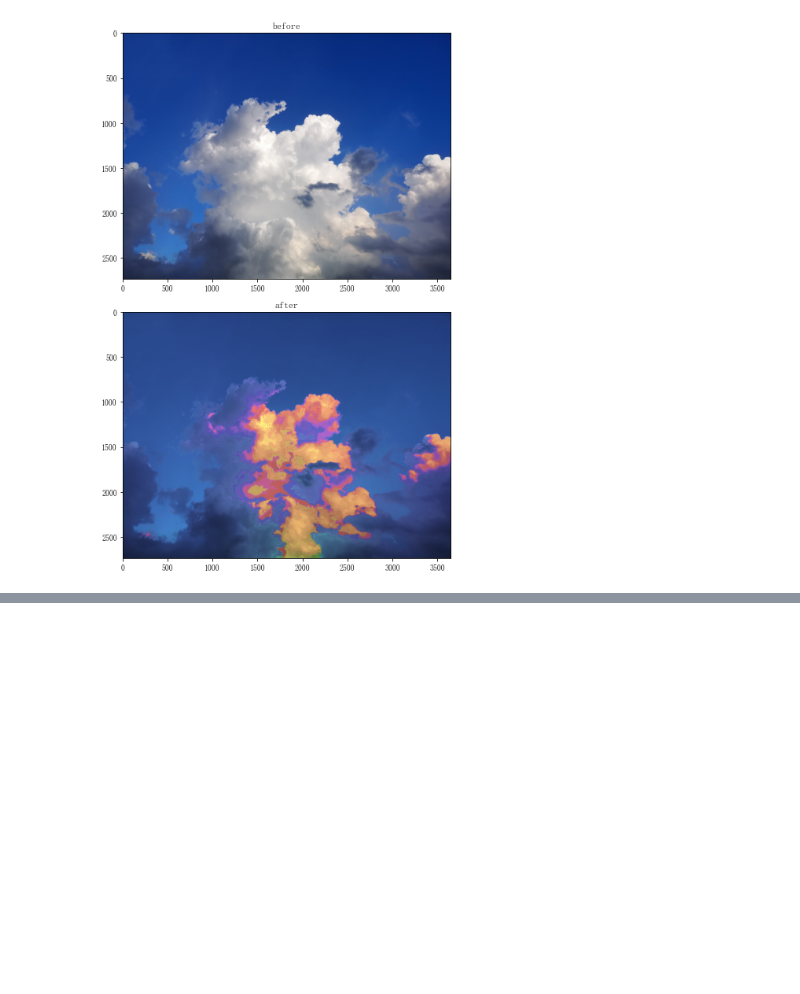
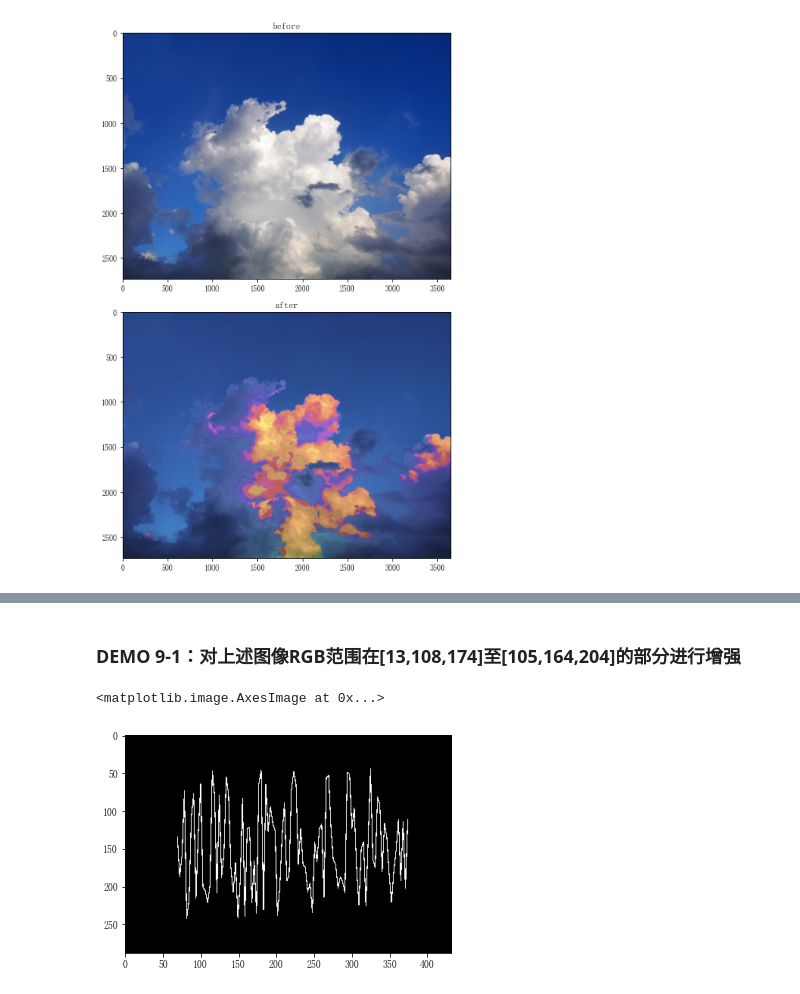
Before and after one commit to HOKOTATE-pzw/maysics, a Jupyter notebook: maysics教程/digital.ipynb, the cells around one changed output, grey strips where cells are left out. Cells and saved outputs as stored; diff of their text form; code cells hidden in the pictures; blank space fills up the shorter version.

```diff
--- a/maysics教程/digital.ipynb
+++ b/maysics教程/digital.ipynb
@@ -553,0 +580,14 @@ plt.tight_layout()
+# %% [markdown]
+### DEMO 9-1：对上述图像RGB范围在[13,108,174]至[105,164,204]的部分进行增强
+# %%
+import maysics as ms
+import numpy as np
+from matplotlib import pyplot as plt
+
+
+pic = ms.load('test.png', pic=True)
+pic = ms.digital.inrange(pic, [13,108,174], [105,164,204])
+plt.imshow(pic, cmap='gray')
+# %% [output]
+<matplotlib.image.AxesImage at 0x...>
+[figure, added]
```
Also changed, not shown: parts of 6 cells of this notebook, 4 other files.
